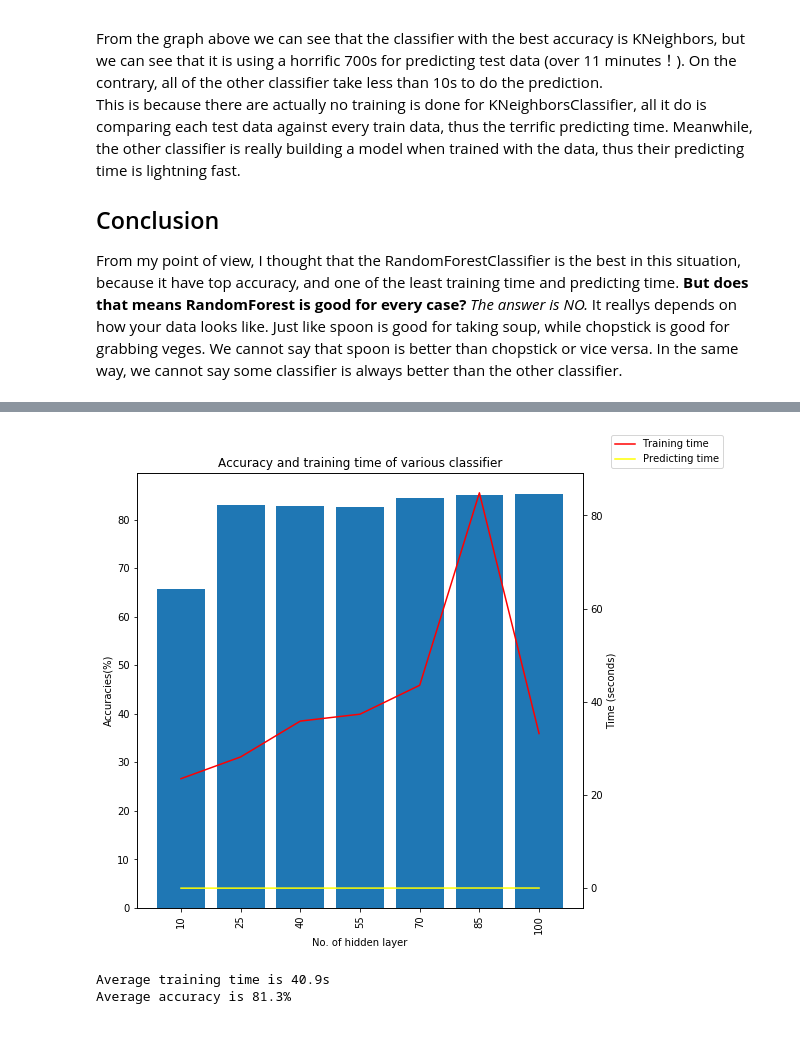
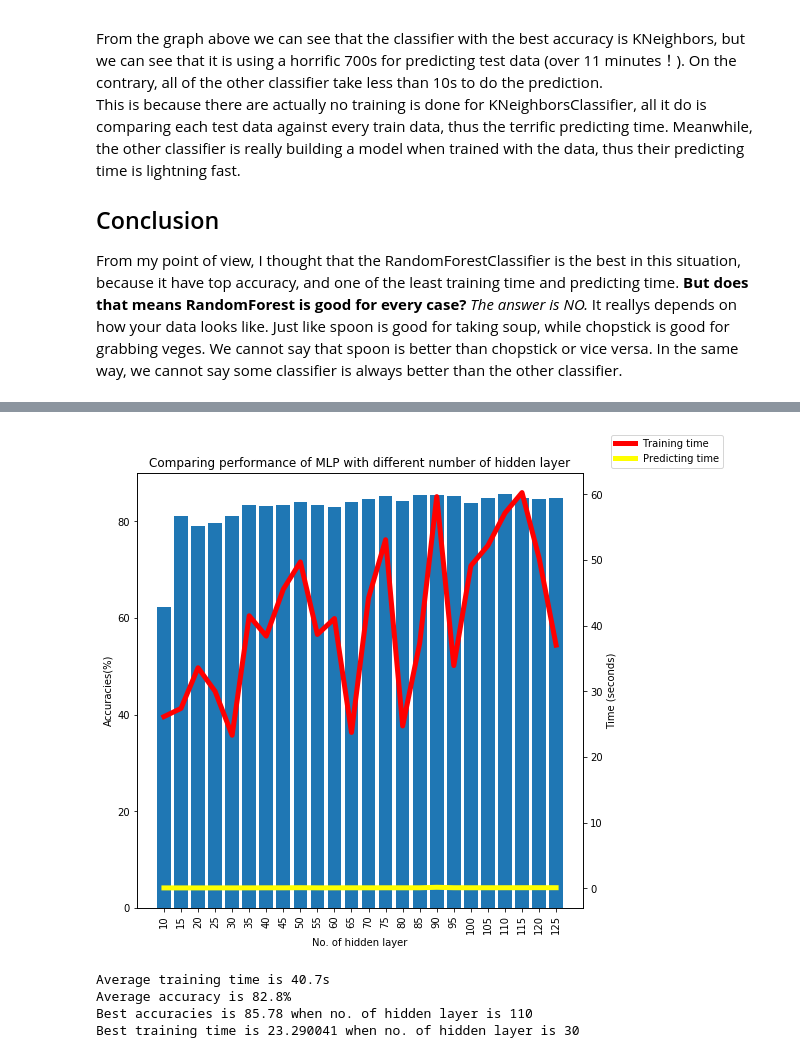
Before and after one commit to wongjiahau/fashion-mnist, a Jupyter notebook: main.ipynb, the cells around one changed output, grey strips where cells are left out. Cells and saved outputs as stored; diff of their text form; code cells hidden in the pictures.

```diff
--- a/main.ipynb
+++ b/main.ipynb
@@ -291,17 +297,24 @@ from sklearn.neural_network import MLPClassifier
 def hidden_layer(n):
     return lambda: MLPClassifier(hidden_layer_sizes=(n,))
 
-hidden_layer_counts = [10, 25, 40, 55, 70, 85, 100]
+hidden_layer_counts = np.arange(10, 130, 5)
 
 results = []
 for n in hidden_layer_counts:
    results.append(benchmark(hidden_layer(n)))
-# %%
-accuracies = [ x["accuracy"] for x in results]
-training_times = [ x["training_time"].total_seconds() for x in results]
-predicting_times = [ x["predicting_time"].total_seconds() for x in results]
-plot_graph("No. of hidden layer", hidden_layer_counts, accuracies, training_times, predicting_times)
-# %% [output]
-[figure, removed]
-Average training time is 40.9s
-Average accuracy is 81.3%
+# %%
+CUT_POINT = 82
+filtered_results = [x for x in results if x["accuracy"] > CUT_POINT]
+filtered_hidden_layer_counts = [x for idx, x in enumerate(hidden_layer_counts) if results[idx]["accuracy"] > CUT_POINT ]
+
+
+plot_graph("No. of hidden layer", hidden_layer_counts, "Comparing performance of MLP with different number of hidden layer", results)
+
+print(f"Best accuracies is {np.max(accuracies)} when no. of hidden layer is {hidden_layer_counts[np.argmax(accuracies)]}")
+print(f"Best training time is {np.min(training_times)} when no. of hidden layer is {hidden_layer_counts[np.argmin(training_times)]}")
+# %% [output]
+[figure, added]
+Average training time is 40.7s
+Average accuracy is 82.8%
+Best accuracies is 85.78 when no. of hidden layer is 110
+Best training time is 23.290041 when no. of hidden layer is 30
```
Also changed, not shown: parts of 14 cells of this notebook.
